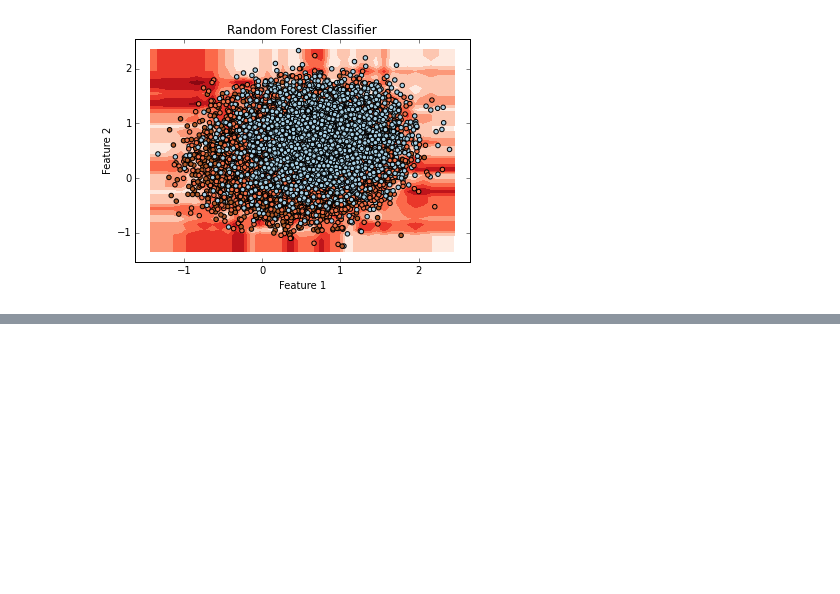
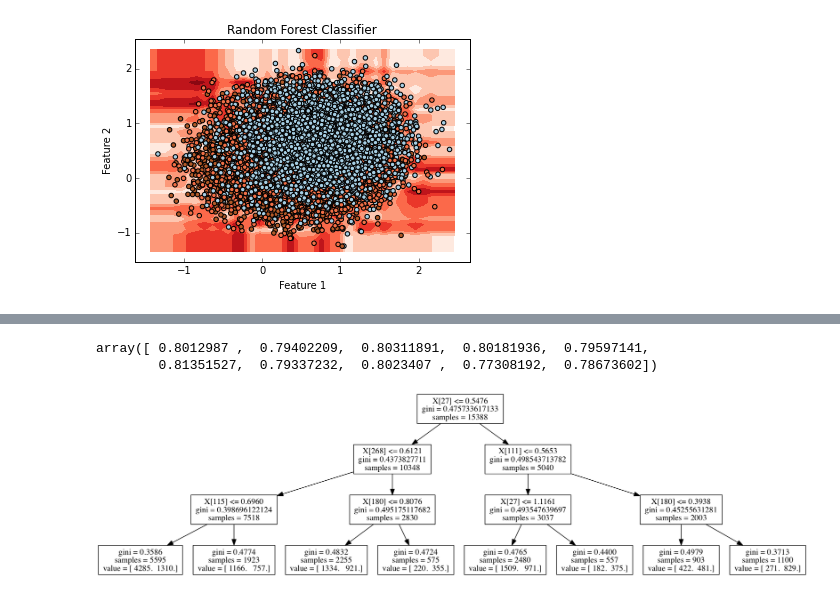
Before and after one commit to bin09122015/HW5, a Jupyter notebook: Visualization-v2.ipynb, the cells around one changed output, grey strips where cells are left out. Saved outputs shown, nothing was run; the diff lists cells and outputs as text; code cells hidden in the pictures; blank space fills up the shorter version.

```diff
--- a/Visualization-v2.ipynb
+++ b/Visualization-v2.ipynb
@@ -127,0 +175,31 @@ for c in range(2):
+# %%
+clf = DecisionTreeClassifier(max_depth=3).fit(X, Y1)
+
+with open("tree.dot", 'w') as f:
+    f = tree.export_graphviz(clf, out_file=f)
+dot_data = StringIO()
+tree.export_graphviz(clf, out_file=dot_data)
+graph = pydotplus.graph_from_dot_data(dot_data.getvalue())
+graph.write_pdf("tree.pdf")
+Image(graph.create_png())
+
+clf = RandomForestClassifier(n_estimators=20)
+cross_val_score(clf, X, Y1, cv=10)
+# %% [output]
+array([ 0.8012987 ,  0.79402209,  0.80311891,  0.80181936,  0.79597141,
+        0.81351527,  0.79337232,  0.8023407 ,  0.77308192,  0.78673602])
+# %%
+clf = DecisionTreeClassifier(max_depth=3).fit(X, Y2)
+
+with open("tree.dot", 'w') as f:
+    f = tree.export_graphviz(clf, out_file=f)
+dot_data = StringIO()
+tree.export_graphviz(clf, out_file=dot_data)
+graph = pydotplus.graph_from_dot_data(dot_data.getvalue())
+graph.write_pdf("tree.pdf")
+Image(graph.create_png())
+
+clf = RandomForestClassifier(n_estimators=20)
+cross_val_score(clf, X, Y2, cv=10)
+# %% [output]
+[figure, added]
```
Also changed, not shown: parts of 5 cells of this notebook.
